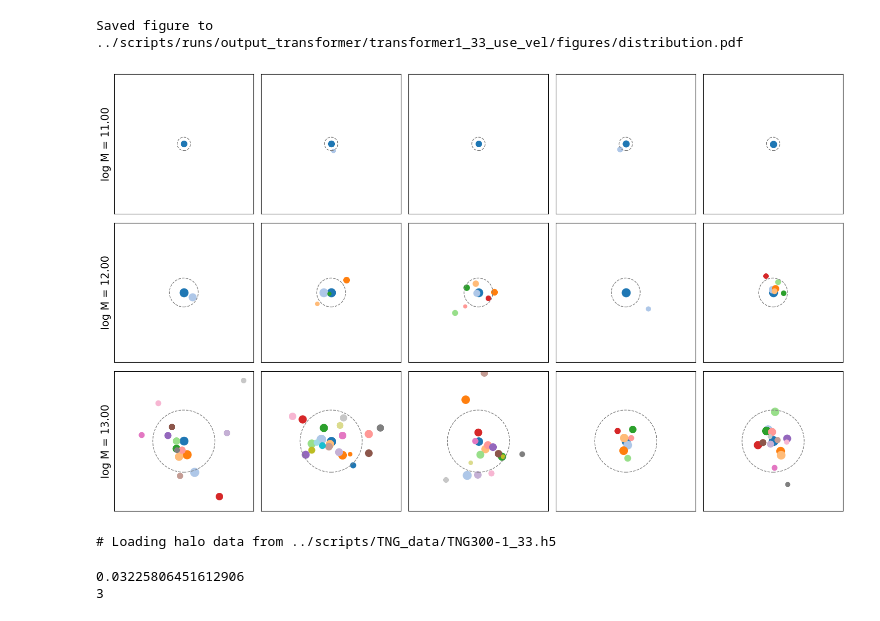
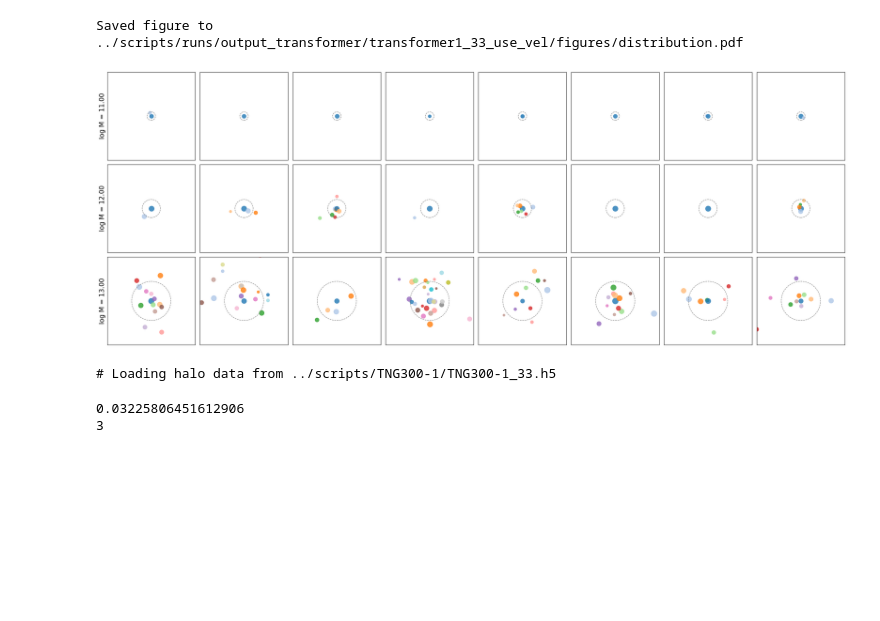
Before and after one commit to knmoriwaki/cosmoglint, a Jupyter notebook: notebooks/plot_transformer.ipynb, the cells around one changed output. Drawn from its saved outputs; the diff is of its cells as text; code cells hidden in the pictures; blank space fills up the shorter version.

Commit message:
move dataset to root

```diff
--- a/notebooks/plot_transformer.ipynb
+++ b/notebooks/plot_transformer.ipynb
@@ -80,11 +53,20 @@ loss = np.loadtxt("{}/log.txt".format(model_dir), comments="#")
 plt.figure()
 x = loss[:,0]
 plt.plot(x, loss[:,1], label="train")
+plot_running_mean(x, loss[:,2], 100, label="validation")
+plt.xlabel("Epoch")
+plt.ylabel("Loss")
+plt.legend()
 
-_x, loss_val = plot_running_mean(x, loss[:,1], 100, label="val")
-#plt.yscale("log")
-#plt.ylim([2.3,2.4])
+plt.figure()
+plot_running_mean(x, loss[:,1], 1000, show_diff=True, label="train")
+plot_running_mean(x, loss[:,2], 1000, show_diff=True, label="validation")
+plt.xlabel("Epoch")
+plt.ylabel("Loss - Loss_min")
+plt.yscale("log")
 plt.grid()
+plt.legend()
+
 
 ### load parameters
 with open("{}/args.json".format(model_dir), "r") as f:
@@ -99,7 +81,7 @@ model = my_model(opt)
 model.to(device)
 
 model.load_state_dict(torch.load("{}/model.pth".format(model_dir)))
-#model.load_state_dict(torch.load(f"{model_dir}/model_ep20.pth"))
+#model.load_state_dict(torch.load(f"{model_dir}/model_ep10.pth"))
 
 model.eval()
 print(model)
@@ -159,6 +142,7 @@ colors = [cmap(i) for i in range(20)] * 10
 
 for i, (x, g) in enumerate(zip(x_test, generated_test)):
     for iparam in range(opt.num_features_in):
+        """
         print(f"{x.item():.4f}: ", end="")
         for j, gg in enumerate(g[:,iparam]):
             print(f"{gg:.4f} ", end="")
@@ -166,20 +150,24 @@ for i, (x, g) in enumerate(zip(x_test, generated_test)):
                 break
 
         print("| ")
+        """
 
         if i < 2:
             plt.figure(figsize=(6, 4.5))
             if iparam == 0:
                 plt.title("log M = {:.2f}".format(x_test_physical_unit))
-            #ylim = 0.0001, 0.1
-            ylim = 0, 0.045
+
+            ylim = 0, 0.18
             for k in range(length_generated_test[i]+1):
                 label = f"{k}"
                 if k == 0 and ( iparam == 1 or iparam == 2 ):
                     continue
-                plt.plot(np.linspace(0, 1, opt.num_features_out), prob[i,k,iparam], label=label, color=colors[k], alpha=0.9)
+                if k != 0 and iparam != 0:
+                    prob[i,k,iparam,0] = 0.0
+                prob[i,k,iparam,:] /= prob[i,k,iparam,:].sum()
+                plt.plot(np.linspace(0, 1, opt.num_features_out), prob[i,k,iparam], label=label, color=colors[k], alpha=0.8)
                 #plt.vlines(g[k,iparam], *ylim, colors=colors[k], linestyles="dashed")
-                plt.scatter(g[k,iparam], 0.035, marker="v", color=colors[k], s=100)
+                plt.scatter(g[k,iparam], ylim[1]*0.8, marker="v", color=colors[k], s=100, alpha=0.8)
 
             #plt.vlines(threshold, *ylim, colors="gray", ls="dashed")
 
@@ -220,5 +191,5 @@ for i, (x, g) in enumerate(zip(x_test, generated_test)):
 # %%
-seed = 1234
+seed = 12345
 np.random.seed(seed)
 torch.manual_seed(seed)
 torch.cuda.manual_seed(seed)
@@ -280,7 +251,7 @@ def show_distribution(gen, length, x_physical_unit, panel_id=[1,1,1]):
             ax.set_aspect('equal')
 
             for j in range(len(s)):
-                ax.scatter(pos[j,0], pos[j,1], s=s[j], color=colors[j])
+                ax.scatter(pos[j,0], pos[j,1], s=s[j], color=colors[j], zorder=np.sign(pos[j,2]), alpha=0.8)
                 #plt.arrow(pos[j,0], pos[j,1], vel_vector[j,0], vel_vector[j,1], color=colors[j], width=0.005, head_length=0.02)
 
             ax.set_xlim(-xmax_to_show, xmax_to_show)
@@ -298,38 +269,38 @@ def show_distribution(gen, length, x_physical_unit, panel_id=[1,1,1]):
             #ax.spines['left'].set_visible(False)
 
             if i == 0:
                 ax.set_ylabel("log M = {:.2f}".format(x_physical_unit), fontsize=15)
 
 
 x_phys_list = [11, 12, 13]
-ncols = 5
+ncols = 8
 nrows = len(x_phys_list)
 plt.figure(figsize=(ncols*3, nrows*3))
 plt.subplots_adjust(hspace=0.1, wspace=0.1)
 
 panel_id = 1
 for i, x_physical_unit in enumerate(x_phys_list):
     if x_physical_unit == 12:
         gen_test = generated_test
         length_gen_test = length_generated_test
     else:
         x_test = ( x_physical_unit - xmin[0] ) / ( xmax[0] - xmin[0] )
         x_test = [ x_test ] * 10
         x_test = torch.tensor(x_test, dtype=torch.float32).to(device)
         gen_test, _ = model.generate(x_test, prob_threshold=1e-5)
         gen_test = gen_test.detach().cpu().numpy()
         length_gen_test = calc_length(gen_test)
 
     show_distribution(gen_test[:ncols], length_gen_test, x_physical_unit, panel_id=(nrows, ncols, panel_id))
     panel_id = panel_id + ncols
 
 my_savefig("{}/distribution.pdf".format(output_dir))
 # %% [output]
 Saved figure to ../scripts/runs/output_transformer/transformer1_33_use_vel/figures/distribution.pdf
-[figure, old version]
+[figure, new version]
 # %%
 ### True data ###
-data_path = "../scripts/TNG_data/TNG300-1_33.h5"
+data_path = "../dataset/TNG300-1/TNG300-1_33.h5"
 
 ndata = None
 #ndata = 10000
@@ -365,7 +336,7 @@ x_true = x_true[:,0].detach().cpu().numpy() # (batch, num_condition) -> (batch,)
 y_true = y_true.detach().cpu().numpy()
 generated = generated.detach().cpu().numpy()
 # %% [output]
-# Loading halo data from ../scripts/TNG_data/TNG300-1_33.h5
+# Loading halo data from ../scripts/TNG300-1/TNG300-1_33.h5
 0.03225806451612906
 3
 # %%
```
Also changed, not shown: parts of 13 cells of this notebook, 15 other files.
